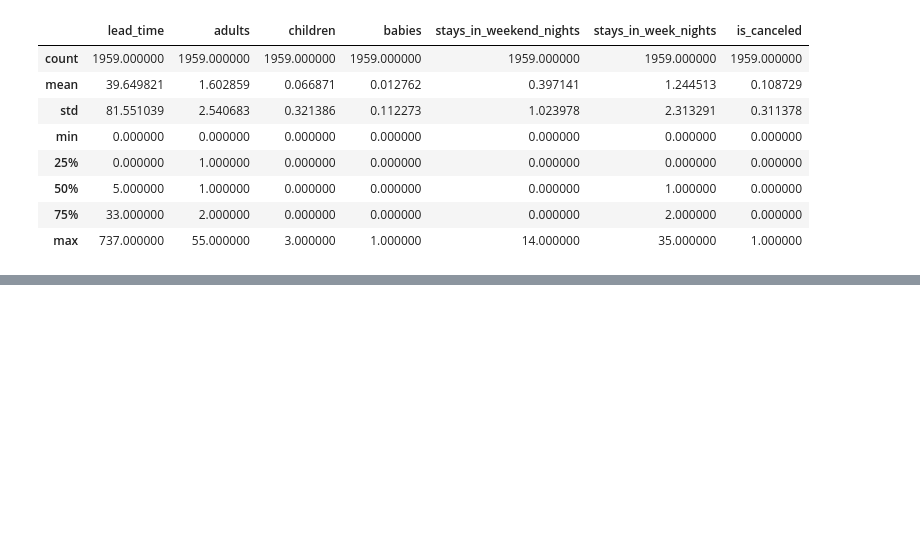
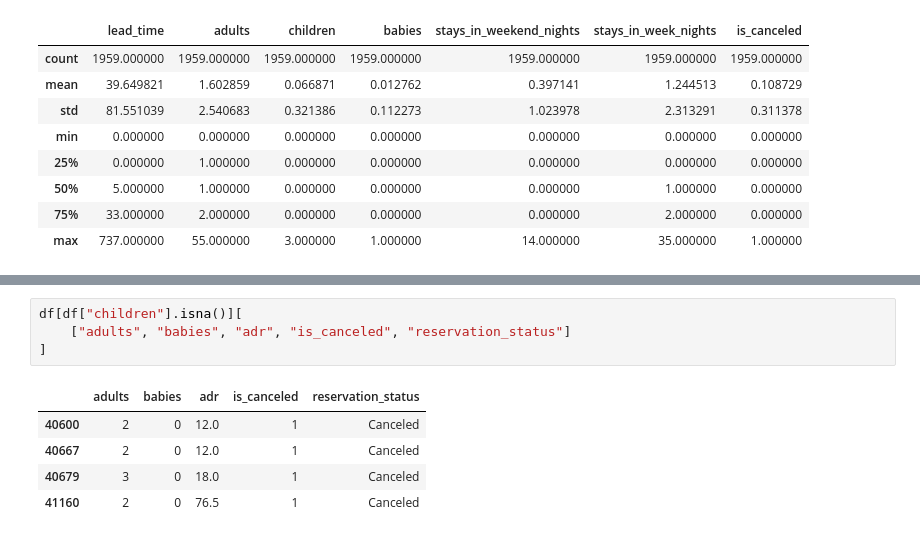
Before and after one commit to Kaevin-boi/Revenue-management-hotel, a Jupyter notebook: Notebooks/01_eda_revenue_management.ipynb, the cells around one changed output, grey strips where cells are left out. Cells and saved outputs as stored; diff of their text form; blank space fills up the shorter version.

```diff
--- a/Notebooks/01_eda_revenue_management.ipynb
+++ b/Notebooks/01_eda_revenue_management.ipynb
@@ -230,0 +348,10 @@ df[df["adr"] == 0][[
+# %%
+df[df["children"].isna()][
+    ["adults", "babies", "adr", "is_canceled", "reservation_status"]
+]
+# %% [output]
+|  | adults | babies | adr | is_canceled | reservation_status |
+| 40600 | 2 | 0 | 12.0 | 1 | Canceled |
+| 40667 | 2 | 0 | 12.0 | 1 | Canceled |
+| 40679 | 3 | 0 | 18.0 | 1 | Canceled |
+| 41160 | 2 | 0 | 76.5 | 1 | Canceled |
```
Also changed, not shown: parts of 15 cells of this notebook.
